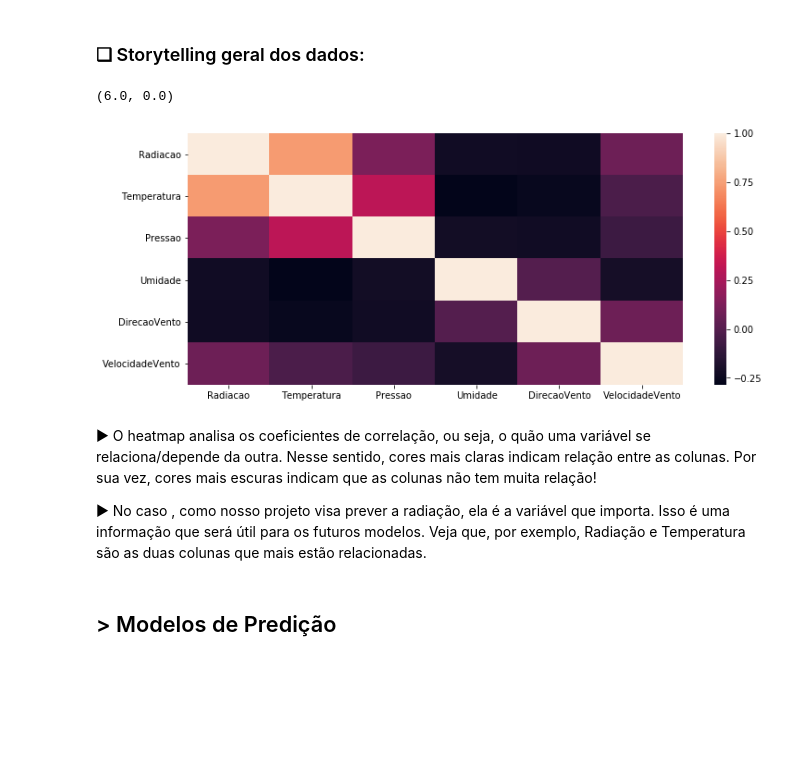
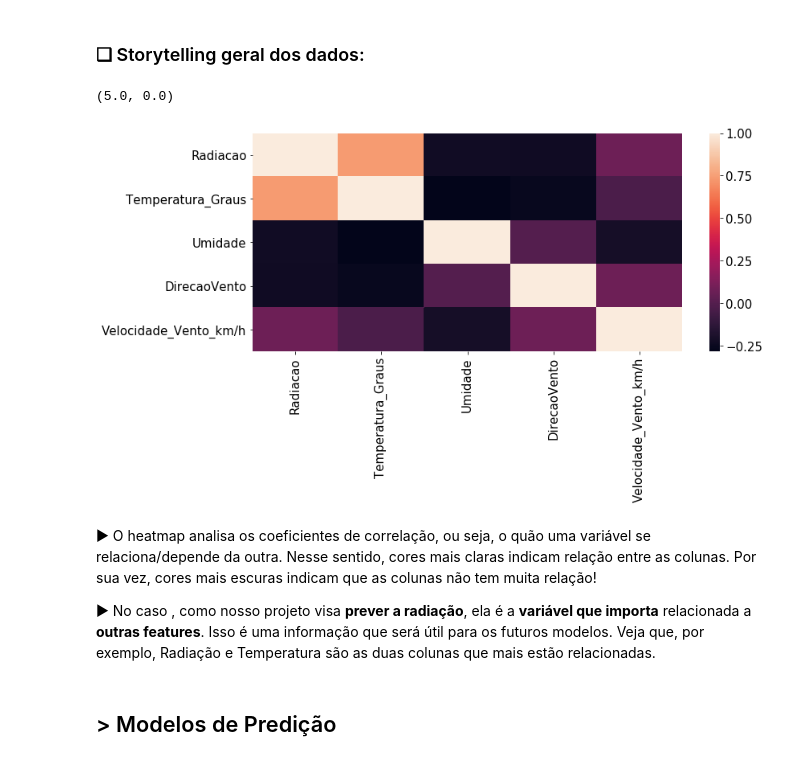
Before and after one commit to GustavoG-bot/projeto2data, a Jupyter notebook: projeto2.ipynb, the cells around one changed output. Cells and saved outputs as stored; diff of their text form; code cells hidden in the pictures; blank space fills up the shorter version.

Commit message:
Novas alterações e correçoes

```diff
--- a/projeto2.ipynb
+++ b/projeto2.ipynb
@@ -70,14 +70,19 @@ def cleanup(text):
     return text_subbed
 
 def converte_temp(temp):
+    graus = ((temp-32)*5)/9
+    return graus
 
-    lista = []
+def calcula_radiacao(df):
+    return df.loc[:, ["Mes", "Radiacao"]].groupby(by="Mes").mean()
 
-    graus = ((temp-32)*5)/9
+def milhas_km(veloc):
+    vel = veloc*1.609
+    return vel
 
-    lista.append(graus)
-
-    return lista
+def hg_atm(hg):
+    atm = hg/29,921
+    return atm
 
 
 #Aplicando filtro, somente.
@@ -132,13 +137,13 @@ dados_novo = dados_novo.rename(columns={"Day": "Dia", "Month": "Mes", "Year":"An
 #Aplicando mudanças de unidades (Vamos mudar isso):
 
 #Fahrenheit para Graus
-lista_graus = dados_novo.Temperatura.apply(converte_temp)
+dados_novo["Temperatura_Graus"] = dados_novo.Temperatura.apply(converte_temp)
 
 #Milhas por hora para km/h
+dados_novo["Velocidade_Vento_km/h"] = dados_novo.VelocidadeVento.apply(milhas_km)
 
-
-#Hg para atm?
-
+#Hg para atm
+dados_novo["Pressao_atm"] = dados_novo.Pressao.apply(hg_atm)
 
 dados_novo.head(5)
 # %% [output]
@@ -148,3 +153,8 @@ dados_novo.head(5)
 | 2 | 29 | 9 | 2016 | 23:45:26 | 1.23 | 48 | 30.46 | 57 | 158.75 | ... |
 | 3 | 29 | 9 | 2016 | 23:40:21 | 1.21 | 48 | 30.46 | 60 | 137.71 | ... |
 | 4 | 29 | 9 | 2016 | 23:35:24 | 1.17 | 48 | 30.46 | 62 | 104.95 | ... |
+# %%
+#Realizando nova filtragem e organizando:
+dataframe = dados_novo.loc[:,['Dia','Mes','Ano','Hora','Radiacao','Temperatura_Graus',
+                        'Pressao_atm','Umidade','DirecaoVento','Velocidade_Vento_km/h']]
+dataframe.head(5)
@@ -172,0 +200,11 @@ SyntaxError: invalid syntax (<ipython-input-11-76ccb388af4e>, line 2)
+# %%
+#Radiação média ao longo dos meses (1-Janeiro até 12-Dezembro)
+
+plt.figure(figsize=(14,8))
+plt.rcParams.update({'font.size': 15})
+lista_rad.plot(kind='bar', figsize=(10,6), color="indigo", fontsize=13, width=0.4);
+plt.title("Radiação média ao longo dos meses")
+plt.xlabel("Meses do ano")
+plt.ylabel("Radiação (W/m²)")
+plt.legend()
+plt.show()
@@ -174,23 +272,24 @@ SyntaxError: invalid syntax (<ipython-input-11-76ccb388af4e>, line 2)
 ### ❑ Storytelling geral dos dados:
 # %%
 #Fazendo um "pequeno" filtro para uma análise melhor dos dados, ou seja, pegando só variáveis quantitativas importantes:
-heat = dados_novo.loc[:,['Radiacao', 'Temperatura', 'Pressao', 'Umidade', 'DirecaoVento', 'VelocidadeVento']]
+heat = dataframe.loc[:,['Radiacao','Temperatura_Graus',
+                        'Pressao_atm','Umidade','DirecaoVento','Velocidade_Vento_km/h']]
 
 #Calcula coeficientes de correlação (matriz):
 corr = heat.corr()
 
 #Plotando mapa de calor e fazendo alguns ajustes
 plt.figure(figsize = (12,5))
 ax = sns.heatmap(corr, xticklabels=corr.columns, yticklabels=corr.columns)
 baixo, topo = ax.get_ylim()
 ax.set_ylim(baixo + 0.5, topo - 0.5)
 # %% [output]
-(6.0, 0.0)
+(5.0, 0.0)
-[figure, old version]
+[figure, new version]
 # %% [markdown]
 ▶ O heatmap analisa os coeficientes de correlação, ou seja, o quão uma variável se relaciona/depende da outra. Nesse sentido, cores mais claras indicam relação entre as colunas. Por sua vez, cores mais escuras indicam que as colunas não tem muita relação!
 
-▶ No caso , como nosso projeto visa prever a radiação, ela é a variável que importa. Isso é uma informação que será útil para os futuros modelos. Veja que, por exemplo, Radiação e Temperatura são as duas colunas que mais estão relacionadas.
+▶ No caso , como nosso projeto visa **prever a radiação**, ela é a **variável que importa** relacionada a **outras features**. Isso é uma informação que será útil para os futuros modelos. Veja que, por exemplo, Radiação e Temperatura são as duas colunas que mais estão relacionadas.
 # %% [markdown]
 ## > Modelos de Predição
 # %% [markdown]
```
Also changed, not shown: parts of 11 cells of this notebook.
